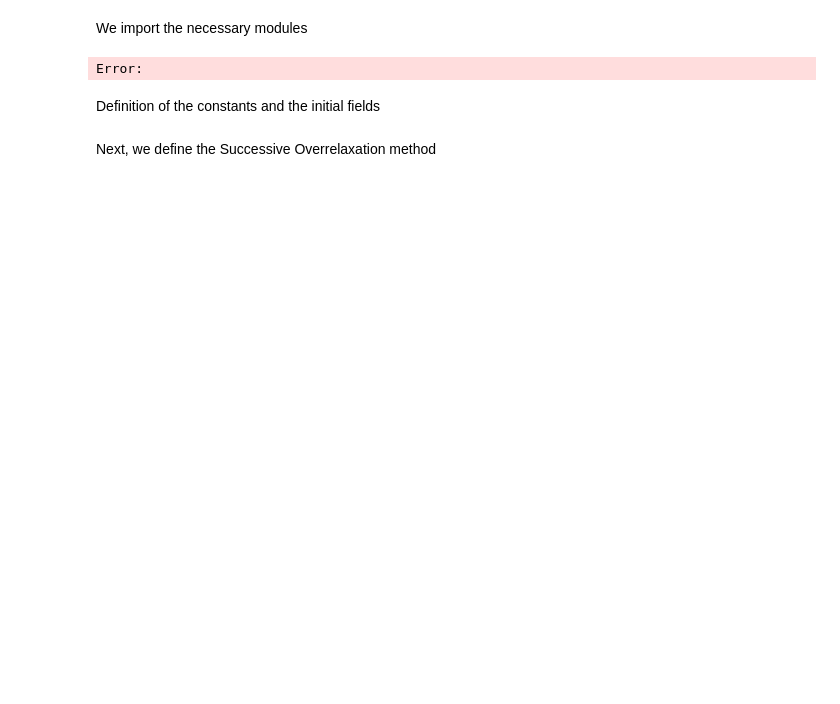
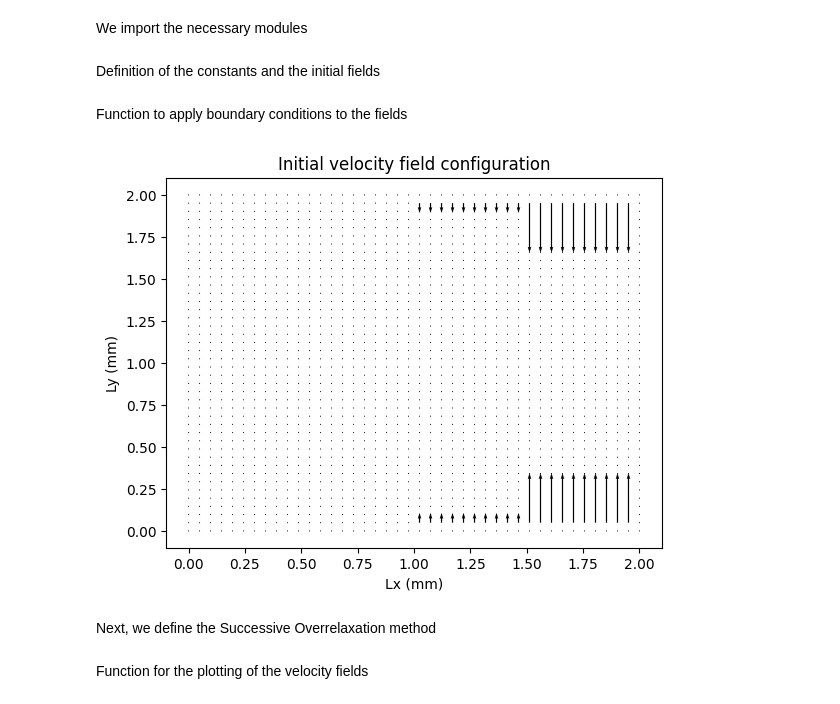
Before and after one commit to danielpr22/C5-final-project, a Jupyter notebook: Presentation.ipynb, the cells around one changed output. Cells and saved outputs as stored; diff of their text form; code cells hidden in the pictures; blank space fills up the shorter version.

```diff
--- a/Presentation.ipynb
+++ b/Presentation.ipynb
@@ -7,12 +7,6 @@ import numpy as np
 import matplotlib.pyplot as plt
 from tqdm import tqdm
 from numba import jit
-
-
-# We had a problem with the path of the other module
-sys.path.append(os.path.abspath(os.path.join(os.path.dirname(__file__), "..")))
-# %% [output]
-Error:
 # %% [markdown]
 Definition of the constants and the initial fields
 # %%
@@ -73,6 +67,9 @@ omega = 1.5  # Parameter for the Successive Overrelaxation Method (SOR), it has
 # Initial fields #
 ##################
 
+x,y = np.linspace(Lx, 0, nb_points), np.linspace(Ly, 0, nb_points)
+X,Y = np.meshgrid(x,y,indexing='xy')
+
 # Velocity fields
 v = np.zeros((nb_points, nb_points))
 u = np.zeros((nb_points, nb_points))
@@ -82,6 +79,42 @@ P = np.ones((nb_points, nb_points))
 
 # Species field (nitrogen)
 Y_n2 = np.zeros((nb_points, nb_points))
+# %% [markdown]
+Function to apply boundary conditions to the fields
+# %%
+#@jit(fastmath=True, nopython=True)
+def boundary_conditions(u, v, Y_n2):
+    # Boundary conditions for the velocity field
+    u[:, 1] = 0
+    u[1, :] = 0
+    u[-2, :] = 0
+    u[:, -2] = u[:, -3] # du/dx = 0 at the right free limit
+
+    v[1, :] = 0 # For the top non-slipping wall (some of these values are modified just after)
+    v[-2, :] = 0 # For the bottom non-slipping wall
+    v[1, 1 : int(L_slot / Lx * nb_points) + 1] = -U_slot # Speed at the top of the "flow" region (Methane)
+    v[-2, 1 : int(L_slot / Lx * nb_points) + 1] = U_slot  # Speed at the bottom of the "flow" region (Air)
+    v[1, int(L_slot / Lx * nb_points) + 1 : int((L_slot + L_coflow) / Lx * nb_points)] = -U_coflow  # Speed at the top of the "coflow" region (Nitrogen)
+    v[-2, int(L_slot / Lx * nb_points) + 1 : int((L_slot + L_coflow) / Lx * nb_points)] = U_coflow # Speed at the bottom of the "coflow" region (Nitrogen)
+    v[:, 1] = v[:, 2] # dv/dx = 0 at the left wall
+    v[:, -2] = v[:, -3] # dv/dx = 0 at the right free limit
+
+    Y_n2[-2, 1 : int(L_slot / Lx * nb_points) + 1] = 0.767 # Initial condition for the nitrogen in air (bottom slot)
+    Y_n2[1, int(L_slot / Lx * nb_points) + 1 : int((L_slot + L_coflow) / Lx * nb_points)] = 1
+    Y_n2[-2, int(L_slot / Lx * nb_points) + 1 : int((L_slot + L_coflow) / Lx * nb_points)] = 1
+
+    return u, v, Y_n2
+# %%
+u, v, Y_n2 = boundary_conditions(u, v, Y_n2)
+
+plt.quiver(X*1e3,Y*1e3,u,v,scale=10)
+plt.title('Initial velocity field configuration')
+plt.xlabel('Lx (mm)')
+plt.ylabel('Ly (mm)')
+
+plt.show()
+# %% [output]
+[figure, added]
 # %%
 #################################################
 # Derivatives and second derivatives definition #
@@ -198,3 +231,5 @@ def sor(P, f, tolerance_sor=tolerance_sor, max_iter=max_iter, omega=omega):
             break
 
     return P
+# %% [markdown]
+Function for the plotting of the velocity fields
```
Also changed, not shown: parts of 7 cells of this notebook.
